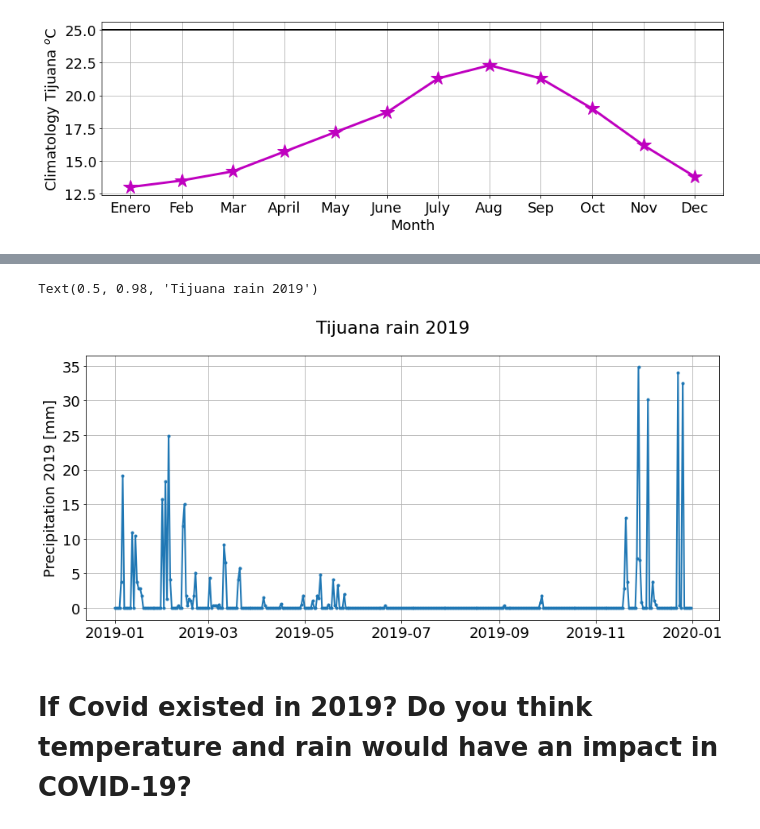
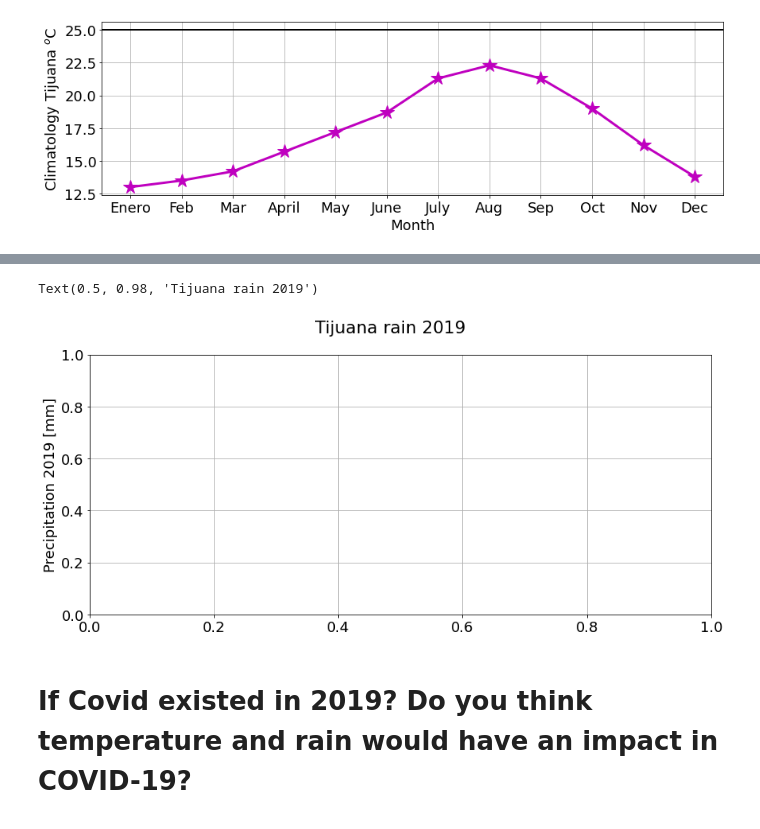
Before and after one commit to Air-pollution-and-COVID-19/CDMX, a Jupyter notebook: plot_covid_cases_temp_statistics.ipynb, the cells around one changed output, grey strips where cells are left out. Cells and saved outputs as stored; diff of their text form; code cells hidden in the pictures.

```diff
--- a/plot_covid_cases_temp_statistics.ipynb
+++ b/plot_covid_cases_temp_statistics.ipynb
@@ -157,13 +165,13 @@ Text(0.5, 0.98, 'Tijuana Temperature 2019')
 # %%
 fig, axs = plt.subplots(1,1, figsize=(14, 6))
-axs.plot(num2date(time_final_2019), prec_19, '.-')
+#axs.plot(num2date(time_final_2019), prec_19, '.-')
 axs.grid()
 #axs.set_xlabel('Month')
 axs.set_ylabel('Precipitation 2019 [mm]')
 fig.suptitle('Tijuana rain 2019')
 # %% [output]
 Text(0.5, 0.98, 'Tijuana rain 2019')
-[figure, old version]
+[figure, new version]
 # %% [markdown]
 # If Covid existed in 2019? Do you think temperature and rain would have an impact in COVID-19?
 # %%
```
Also changed, not shown: parts of 18 cells of this notebook.
